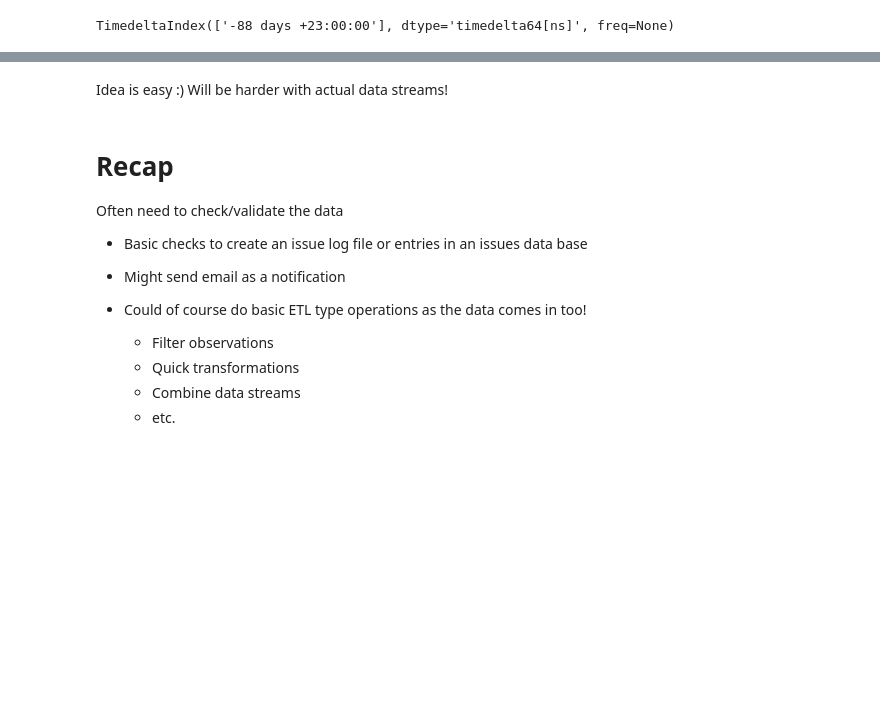
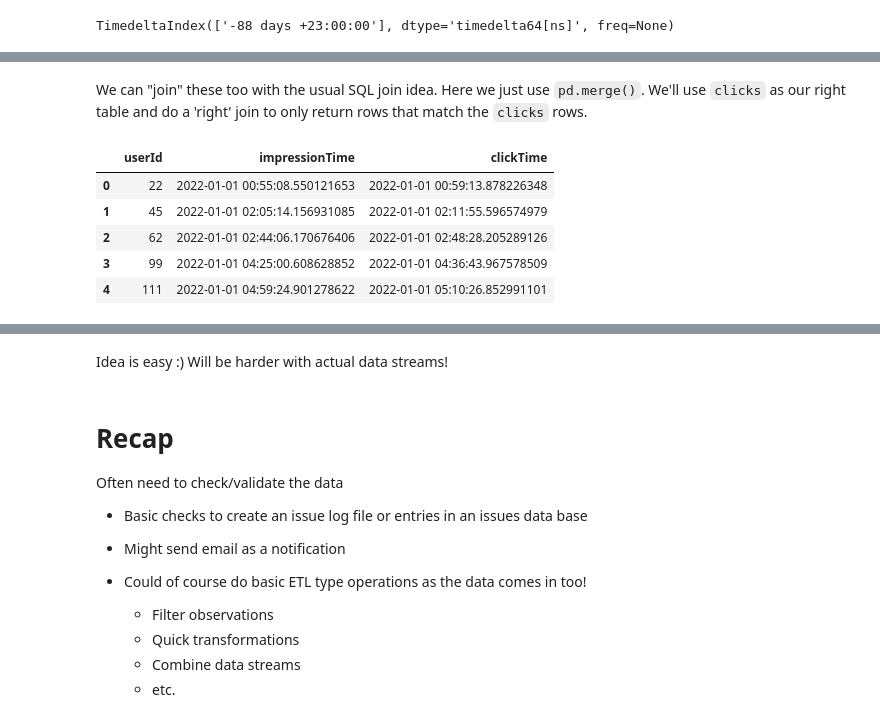
Before and after one commit to jbpost2/ST-554-Big-Data-with-Python, a Jupyter notebook: 02_Common_Streaming_Tasks.ipynb, the cells around one changed output, grey strips where cells are left out. Cells and saved outputs as stored; diff of their text form; code cells hidden in the pictures; blank space fills up the shorter version.

```diff
--- a/02_Common_Streaming_Tasks.ipynb
+++ b/02_Common_Streaming_Tasks.ipynb
@@ -318,0 +336,9 @@ pd.merge(left = impressions, right = clicks, on = "adId", how = 'right')
+# %%
+import pandas as pd
+import numpy as np
+np.random.seed(10)
+impressions = pd.DataFrame({
+  'userId': range(500),
+  'impressionTime': (pd.to_datetime('2022-01-01') + pd.to_timedelta(np.random.rand(500), unit = "D")).sort_values()
+})
+impressions.head()
@@ -318,0 +352,6 @@ pd.merge(left = impressions, right = clicks, on = "adId", how = 'right')
+# %%
+clicks = impressions.iloc[np.random.randint(size = 30, low = 0, high = 499)].sort_index()
+#add a slightly positive time delta to get the clicktime
+clicks['clickTime'] = clicks.impressionTime + pd.to_timedelta(np.random.rand(30)/100, unit = "D")
+clicks.drop(columns = 'impressionTime', axis = 1, inplace = True)
+clicks.head()
@@ -318,0 +365,12 @@ pd.merge(left = impressions, right = clicks, on = "adId", how = 'right')
+# %% [markdown]
+We can "join" these too with the usual SQL join idea. Here we just use `pd.merge()`. We'll use `clicks` as our right table and do a 'right' join to only return rows that match the `clicks` rows.
+# %%
+combined = pd.merge(left = impressions, right = clicks, on = "userId", how = 'right')
+combined.head()
+# %% [output]
+|  | userId | impressionTime | clickTime |
+| 0 | 22 | 2022-01-01 00:55:08.550121653 | 2022-01-01 00:59:13.878226348 |
+| 1 | 45 | 2022-01-01 02:05:14.156931085 | 2022-01-01 02:11:55.596574979 |
+| 2 | 62 | 2022-01-01 02:44:06.170676406 | 2022-01-01 02:48:28.205289126 |
+| 3 | 99 | 2022-01-01 04:25:00.608628852 | 2022-01-01 04:36:43.967578509 |
+| 4 | 111 | 2022-01-01 04:59:24.901278622 | 2022-01-01 05:10:26.852991101 |
```
Also changed, not shown: parts of 59 cells of this notebook.
